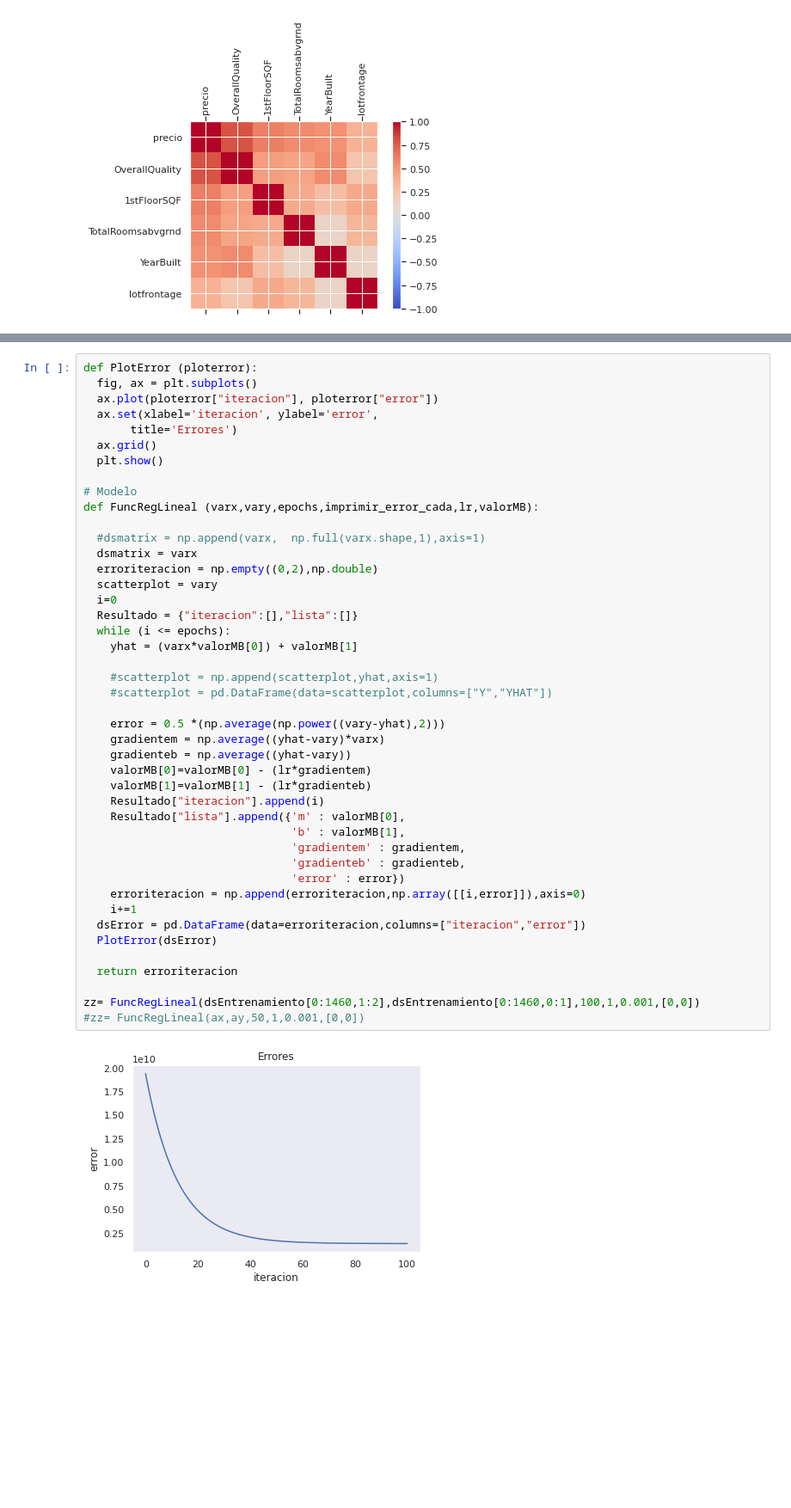
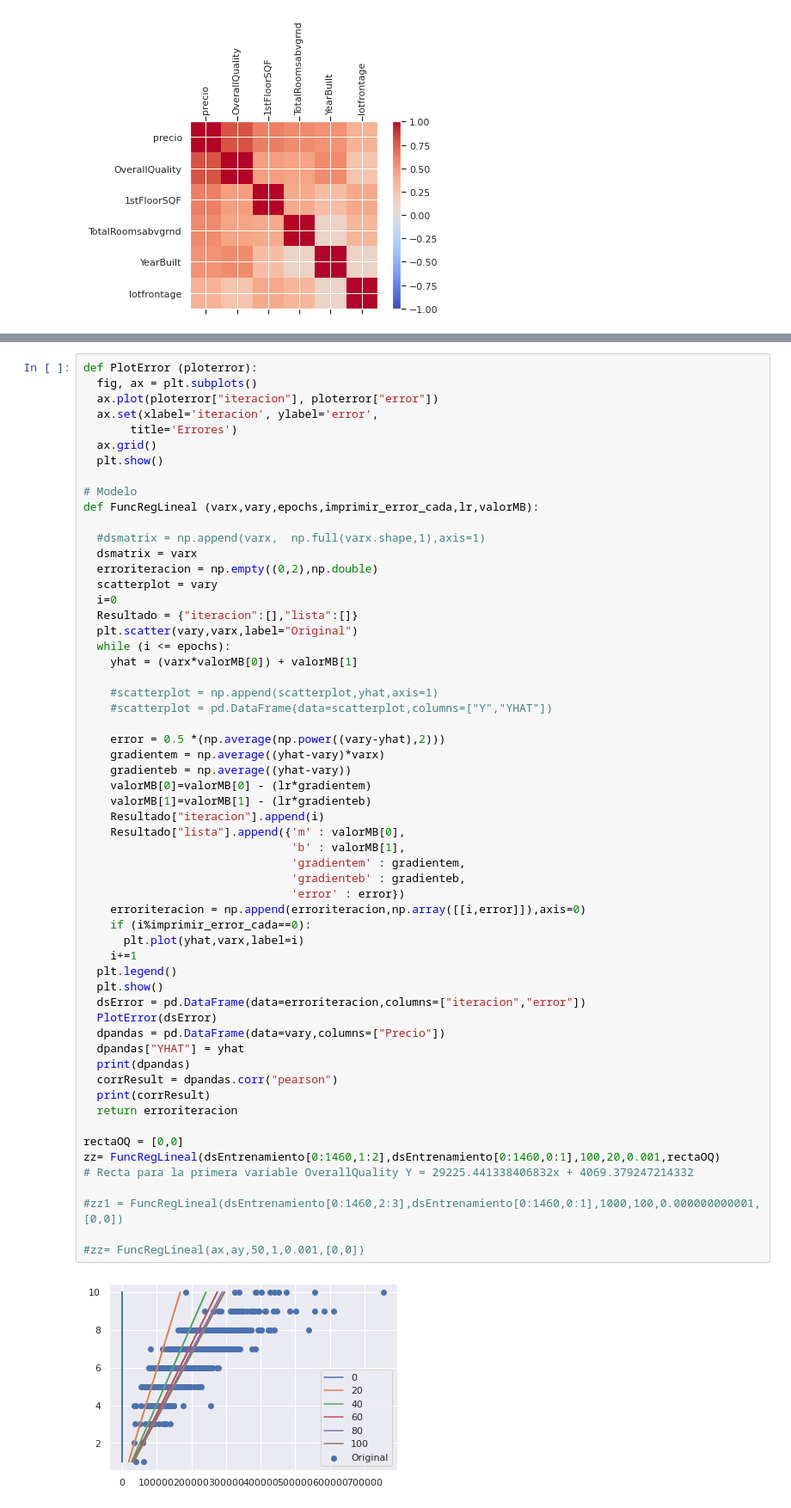
Before and after one commit to JS-DS-coder/CienciaDeDatos2021, a Jupyter notebook: Proyecto_Final.ipynb, the cells around one changed output, grey strips where cells are left out. Shown: that part at 86% size. Saved outputs shown, nothing was run; the diff lists cells and outputs as text; blank space fills up the shorter version.

```diff
--- a/Proyecto_Final.ipynb
+++ b/Proyecto_Final.ipynb
@@ -183,33 +186,47 @@ def FuncRegLineal (varx,vary,epochs,imprimir_error_cada,lr,valorMB):
   dsmatrix = varx
   erroriteracion = np.empty((0,2),np.double)
   scatterplot = vary
   i=0
   Resultado = {"iteracion":[],"lista":[]}
+  plt.scatter(vary,varx,label="Original")
   while (i <= epochs):
     yhat = (varx*valorMB[0]) + valorMB[1]
 
     #scatterplot = np.append(scatterplot,yhat,axis=1)
     #scatterplot = pd.DataFrame(data=scatterplot,columns=["Y","YHAT"])
 
     error = 0.5 *(np.average(np.power((vary-yhat),2)))
     gradientem = np.average((yhat-vary)*varx)
     gradienteb = np.average((yhat-vary))
     valorMB[0]=valorMB[0] - (lr*gradientem)
     valorMB[1]=valorMB[1] - (lr*gradienteb)
     Resultado["iteracion"].append(i)
     Resultado["lista"].append({'m' : valorMB[0],
                                'b' : valorMB[1],
                                'gradientem' : gradientem,
                                'gradienteb' : gradienteb,
                                'error' : error})
     erroriteracion = np.append(erroriteracion,np.array([[i,error]]),axis=0)
+    if (i%imprimir_error_cada==0):
+      plt.plot(yhat,varx,label=i)
     i+=1
+  plt.legend()
+  plt.show()
   dsError = pd.DataFrame(data=erroriteracion,columns=["iteracion","error"])
   PlotError(dsError)
-
+  dpandas = pd.DataFrame(data=vary,columns=["Precio"])
+  dpandas["YHAT"] = yhat
+  print(dpandas)
+  corrResult = dpandas.corr("pearson")
+  print(corrResult)
   return erroriteracion
 
-zz= FuncRegLineal(dsEntrenamiento[0:1460,1:2],dsEntrenamiento[0:1460,0:1],100,1,0.001,[0,0])
+rectaOQ = [0,0]
+zz= FuncRegLineal(dsEntrenamiento[0:1460,1:2],dsEntrenamiento[0:1460,0:1],100,20,0.001,rectaOQ)
+# Recta para la primera variable OverallQuality Y = 29225.441338406832x + 4069.379247214332
+
+#zz1 = FuncRegLineal(dsEntrenamiento[0:1460,2:3],dsEntrenamiento[0:1460,0:1],1000,100,0.000000000001,[0,0])
+
 #zz= FuncRegLineal(ax,ay,50,1,0.001,[0,0])
 # %% [output]
-[figure, old version]
+[figure, new version]
```
Also changed, not shown: parts of 6 cells of this notebook.
